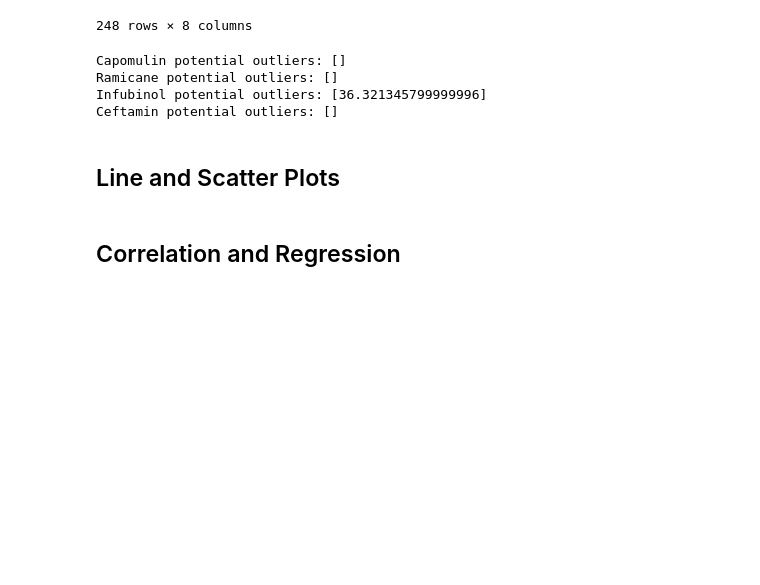
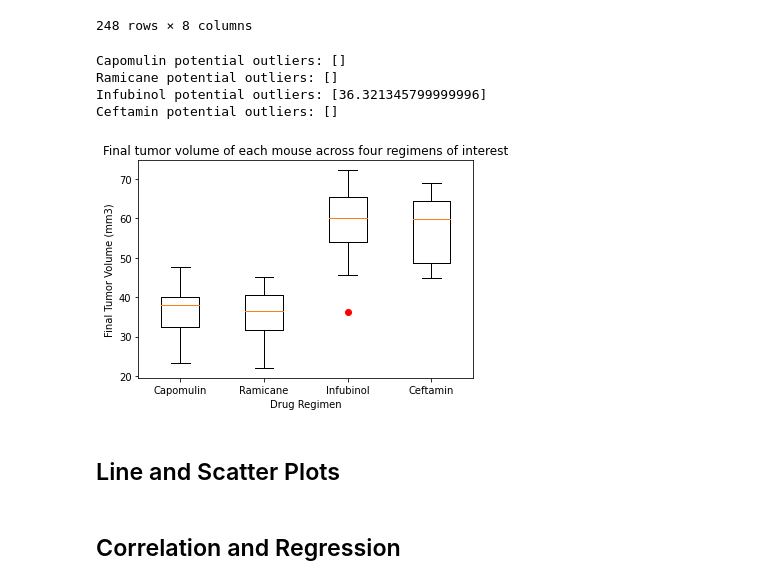
Before and after one commit to Daltonjfield/Matplotlib_homework, a Jupyter notebook: Pymaceuticals/pymaceuticals_starter.ipynb, the cells around one changed output. Cells and saved outputs as stored; diff of their text form; code cells hidden in the pictures; blank space fills up the shorter version.

Commit message:
Created box and whisker plot

```diff
--- a/Pymaceuticals/pymaceuticals_starter.ipynb
+++ b/Pymaceuticals/pymaceuticals_starter.ipynb
@@ -215,6 +215,16 @@ Infubinol potential outliers: [36.321345799999996]
 Ceftamin potential outliers: []
 # %%
 # Generate a box plot of the final tumor volume of each mouse across four regimens of interest
+fig1, ax1 = plt.subplots()
+ax1.set_title("Final tumor volume of each mouse across four regimens of interest")
+ax1.set_xlabel('Drug Regimen')
+ax1.set_ylabel('Final Tumor Volume (mm3)')
+ax1.boxplot(tumor_volume, labels = drug_regimens, sym='r')
+plt.xticks([1,2,3,4], drug_regimens)
+
+plt.show()
+# %% [output]
+[figure, added]
 # %% [markdown]
 ## Line and Scatter Plots
 # %%
```
